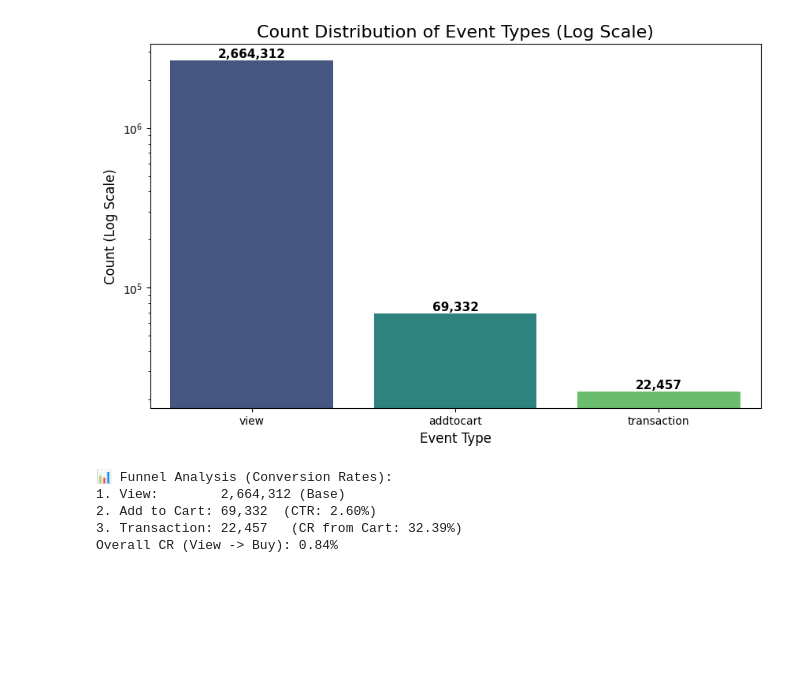
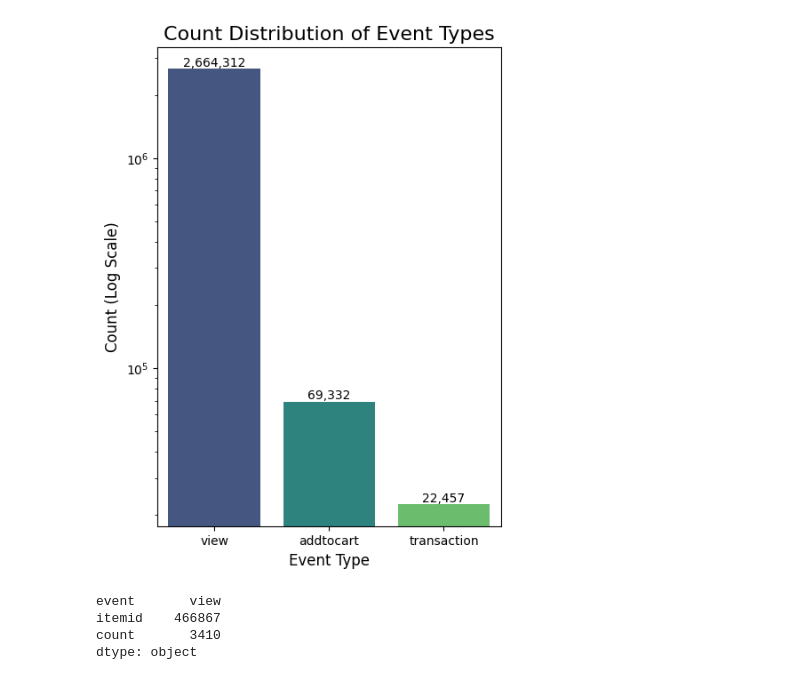
Before and after one commit to bluff-king/Customer-Segment-Personalization, a Jupyter notebook: CRISPDM/02_Data_Understanding.ipynb, the cells around one changed output. Saved outputs shown, nothing was run; the diff lists cells and outputs as text; code cells hidden in the pictures; blank space fills up the shorter version.

```diff
--- a/CRISPDM/02_Data_Understanding.ipynb
+++ b/CRISPDM/02_Data_Understanding.ipynb
@@ -8,8 +8,8 @@ warnings.filterwarnings('ignore')
 pd.set_option('display.max_columns', None)
 # %%
 try:
-    events = pd.read_csv('../dataset/events.csv')
-    item_props = pd.read_csv('../dataset/item_properties.csv')
+    event_df = pd.read_csv('../dataset/events_processed.csv')
+    item_df = pd.read_csv('../dataset/item_properties_processed.csv')
     print("Data Loaded Successfully!")
 except FileNotFoundError:
     print("❌ File not found. Please check the path.")
@@ -67,40 +71,33 @@ Unique Items with properties: 417053
 # %%
-# Xem tỷ lệ View vs AddToCart vs Transaction
-event_counts = events['event'].value_counts()
+event_counts = event_df['event'].value_counts()
 
-plt.figure(figsize=(10, 6))
-# Using barplot with hue to avoid palette warning, same as your old code
-ax = sns.barplot(x=event_counts.index, y=event_counts.values,
-                 hue=event_counts.index, legend=False,
-                 palette="viridis")
+plt.figure(figsize=(5, 7))
+sns.barplot(x=event_counts.index, y=event_counts.values,
+            hue=event_counts.index,   # Assign x-variable to hue
+            legend=False,
+            palette="viridis")
 
-plt.title('Count Distribution of Event Types (Log Scale)', fontsize=16)
+plt.title('Count Distribution of Event Types', fontsize=16)
 plt.xlabel('Event Type', fontsize=12)
 plt.ylabel('Count (Log Scale)', fontsize=12)
-
-# 👉 APPLY LOG SCALE (Crucial for visibility)
 plt.yscale('log')
 
-# Add Labels
 for i, count in enumerate(event_counts.values):
-    plt.text(i, count, f'{count:,}', ha='center', va='bottom', fontsize=11, fontweight='bold')
+    plt.text(i, count, f'{count:,}', ha='center', va='bottom')
 
 plt.show()
-
-# --- Funnel Analysis (Text Report) ---
-print("\n📊 Funnel Analysis (Conversion Rates):")
-n_view = event_counts.get('view', 0)
-n_cart = event_counts.get('addtocart', 0)
-n_trans = event_counts.get('transaction', 0)
-
-print(f"1. View:        {n_view:,} (Base)")
-print(f"2. Add to Cart: {n_cart:,}  (CTR: {n_cart/n_view:.2%})")
-print(f"3. Transaction: {n_trans:,}   (CR from Cart: {n_trans/n_cart:.2%})")
-print(f"Overall CR (View -> Buy): {n_trans/n_view:.2%}")
 # %% [output]
-[figure, old version]
+[figure, new version]
-📊 Funnel Analysis (Conversion Rates):
-1. View:        2,664,312 (Base)
-2. Add to Cart: 69,332  (CTR: 2.60%)
-3. Transaction: 22,457   (CR from Cart: 32.39%)
-Overall CR (View -> Buy): 0.84%
+# %%
+# distribution các items được view/add-to-cart/ transaction theo khoảng ...
+item_event_counts = (
+    event_df.groupby(['event', 'itemid'])
+      .size()
+      .reset_index(name='count')
+)
+item_event_counts.max()
+# %% [output]
+event       view
+itemid    466867
+count       3410
+dtype: object
```
Also changed, not shown: parts of 21 cells of this notebook, 1 other file.
